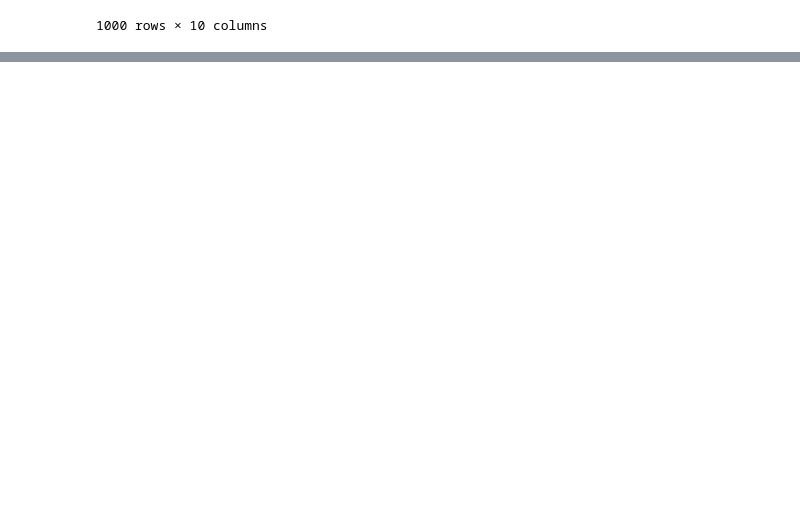
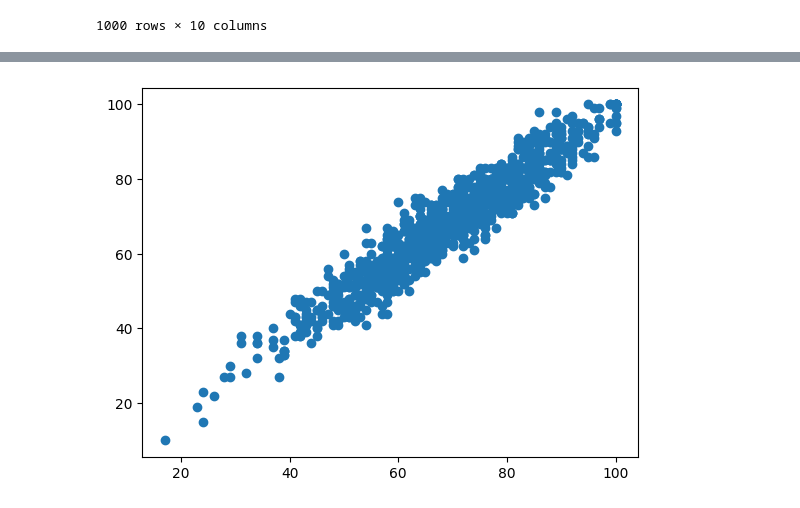
Before and after one commit to 2675781-creator/UA3ProjetPerformanceAcademiqueEtudiants, a Jupyter notebook: projet_UA3.ipynb, the cells around one changed output, grey strips where cells are left out. Drawn from its saved outputs; the diff is of its cells as text; code cells hidden in the pictures; blank space fills up the shorter version.

```diff
--- a/projet_UA3.ipynb
+++ b/projet_UA3.ipynb
@@ -237,0 +267,7 @@ scaler.transform(df)
+# %%
+# diagramme à bande
+compte = df[]
+plt.scatter(df['reading score'], df['writing score'])
+plt.show()
+# %% [output]
+[figure, added]
```
Also changed, not shown: parts of 8 cells of this notebook.
